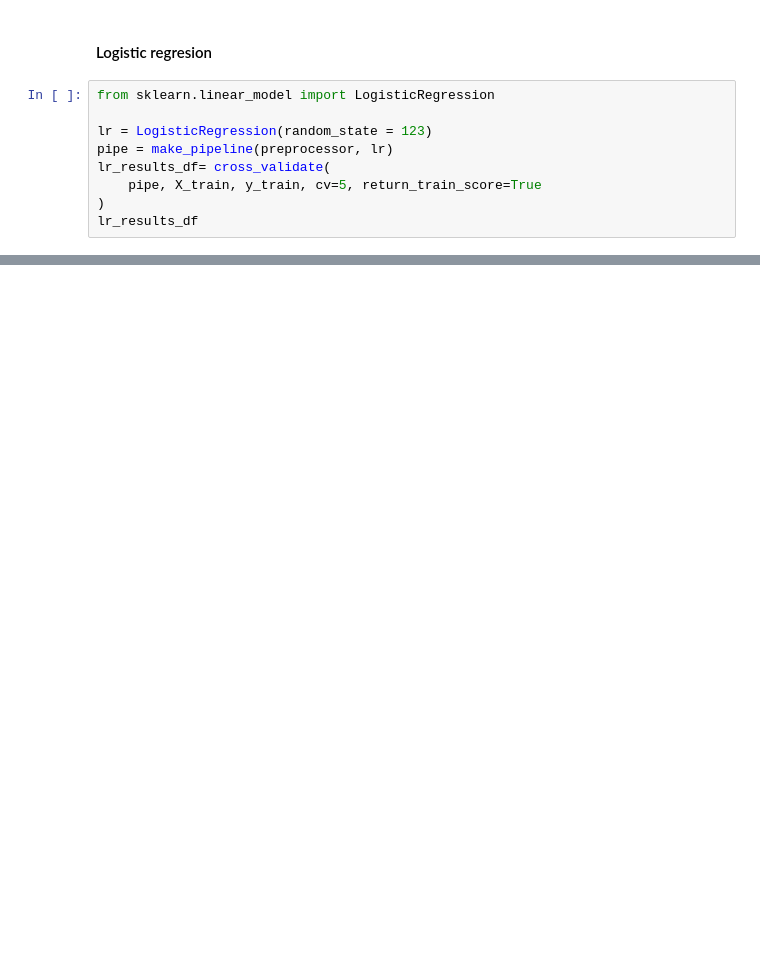
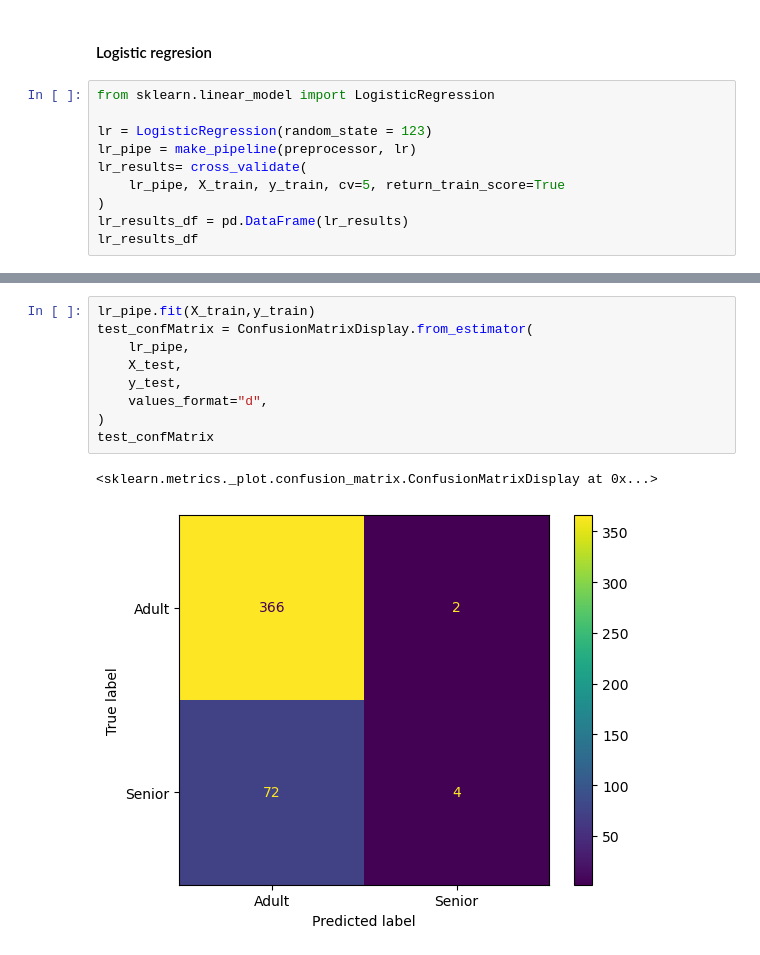
Before and after one commit to UBC-MDS/DSCI522-2425-39-FMJ, a Jupyter notebook: analysis.ipynb, the cells around one changed output, grey strips where cells are left out. Cells and saved outputs as stored; diff of their text form; blank space fills up the shorter version.

```diff
--- a/analysis.ipynb
+++ b/analysis.ipynb
@@ -286,9 +292,10 @@ AttributeError: 'dict' object has no attribute 'T'
 from sklearn.linear_model import LogisticRegression
 
 lr = LogisticRegression(random_state = 123)
-pipe = make_pipeline(preprocessor, lr)
-lr_results_df= cross_validate(
-    pipe, X_train, y_train, cv=5, return_train_score=True
+lr_pipe = make_pipeline(preprocessor, lr)
+lr_results= cross_validate(
+    lr_pipe, X_train, y_train, cv=5, return_train_score=True
 )
+lr_results_df = pd.DataFrame(lr_results)
 lr_results_df
 # %% [output]
@@ -312,0 +338,12 @@ svc_results_df
+# %%
+lr_pipe.fit(X_train,y_train)
+test_confMatrix = ConfusionMatrixDisplay.from_estimator(
+    lr_pipe,
+    X_test,
+    y_test,
+    values_format="d",
+)
+test_confMatrix
+# %% [output]
+<sklearn.metrics._plot.confusion_matrix.ConfusionMatrixDisplay at 0x...>
+[figure, added]
```
Also changed, not shown: parts of 6 cells of this notebook.
